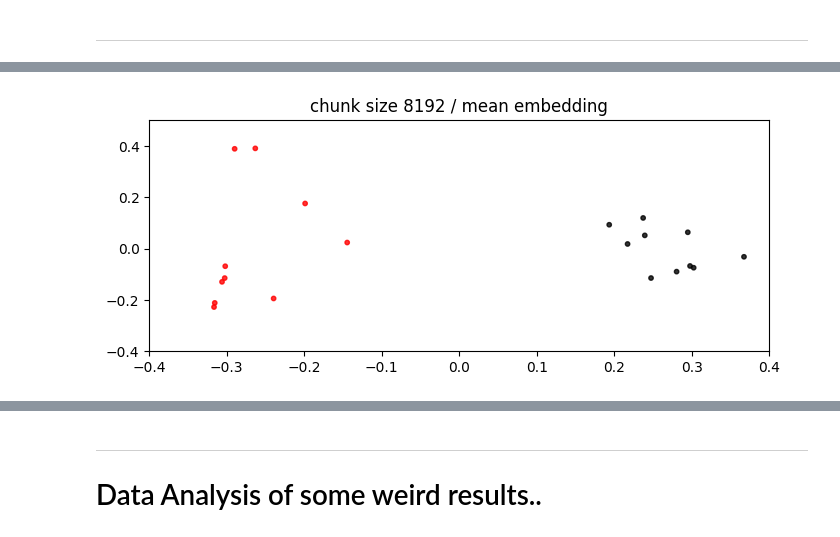
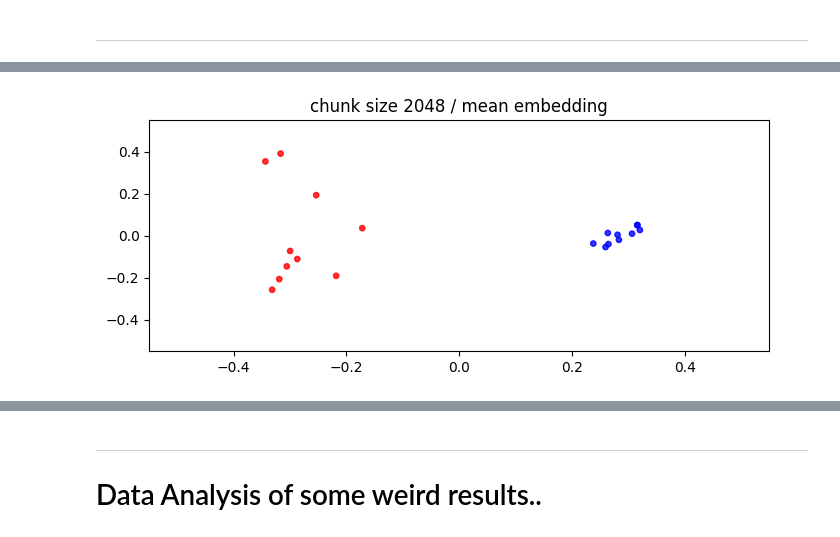
Before and after one commit to tobiaswuerth/rolling_embedding, a Jupyter notebook: playground_7_rolling_embedding.ipynb, the cells around one changed output, grey strips where cells are left out. Cells and saved outputs as stored; diff of their text form; code cells hidden in the pictures.

Commit message:
re-run mean embedding evolution

```diff
--- a/playground_7_rolling_embedding.ipynb
+++ b/playground_7_rolling_embedding.ipynb
@@ -289,6 +289,7 @@ def chunk_and_plot(chunk_size: int, alpha, size, save_path=None, figsize=(8, 4),
         best_embedding = candidates[np.argmax(areas)]
 
     # show results
+    prep_plot(best_embedding)
     if save_path:
         plt.savefig(save_path, dpi=300, bbox_inches='tight')
         plt.close()
@@ -361,7 +364,14 @@ for i, file in enumerate(output_files):
 ---
 # %%
 import numpy as np
-def chunk_and_plot_mean(chunk_size:int, alpha, size, save_path=None, figsize=(8,4)):
+import matplotlib
+import matplotlib.pyplot as plt
+from sklearn.decomposition import PCA
+from scipy.spatial import ConvexHull
+from shapely.geometry import Polygon
+
+
+def chunk_and_plot_mean(chunk_size: int, alpha, size, save_path=None, figsize=(8, 4), prev_embedding=None, save_all_orientations=False):
     batch_size = min(32768 // chunk_size + 1, 1024)
     embeddings_cow = np.vstack([
         np.mean(model.encode(chunk_text(paper, size=chunk_size, hard_cut=True), batch_size=batch_size), axis=0)
@@ -372,48 +382,59 @@ def chunk_and_plot_mean(chunk_size:int, alpha, size, save_path=None, figsize=(8,
         for paper in papers_blackhole
     ])
     all_embeddings = np.vstack([embeddings_cow, embeddings_blackhole])
+    reducer = PCA(n_components=2, random_state=42)
+    base_embedding = reducer.fit_transform(all_embeddings)
 
-    reducer = PCA(n_components=2, random_state=42)
-    embedding_2d = reducer.fit_transform(all_embeddings)
+    # since PCA might change data signs, orientation needs to be corrected to get consistent frames
+    # Generate four candidate orientations.
+    candidates = [
+        base_embedding,
+        np.column_stack((-base_embedding[:, 0], base_embedding[:, 1])),
+        np.column_stack((base_embedding[:, 0], -base_embedding[:, 1])),
+        np.column_stack((-base_embedding[:, 0], -base_embedding[:, 1])),
+    ]
 
-    print(f'Plotting chunk size {chunk_size}')
+    def prep_plot(embeddings):
+        plt.figure(figsize=figsize)
+        plt.title(f'chunk size {chunk_size} / mean embedding')
+        colors = ['red'] * len(embeddings_cow) + ['blue'] * len(embeddings_blackhole)
+        plt.scatter(embeddings[:, 0], embeddings[:, 1], c=colors, alpha=alpha, s=size)
+        plt.xlim(-0.55, 0.55)
+        plt.ylim(-0.55, 0.55)
 
-    colors = ['red'] * len(embeddings_cow) + ['black'] * len(embeddings_blackhole)  # cow is red
+    if save_all_orientations:
+        for i, candidate in enumerate(candidates):
+            prep_plot(candidate)
+            plt.savefig(save_path.replace('.png', f'-{i}.png'), dpi=300, bbox_inches='tight')
+            plt.close()
+        return
 
-    def _prep_plot():
-        plt.figure(figsize=figsize)
-        plt.scatter(embedding_2d[:, 0], embedding_2d[:, 1], c=colors, alpha=alpha, s=size)
-        plt.title(f'chunk size {chunk_size} / mean embedding')
-        plt.xlim(-0.4, 0.4)
-        plt.ylim(-0.4, 0.5)
+    # choose best candidate
+    if prev_embedding is None:
+        best_embedding = candidates[0]
+    else:
+        prev_hull = ConvexHull(prev_embedding)
+        prev_poly = Polygon(prev_embedding[prev_hull.vertices])
+
+        def hull_intersection_area(candidate):
+            hull = ConvexHull(candidate)
+            poly = Polygon(candidate[hull.vertices])
+            inter = poly.intersection(prev_poly)
+            return inter.area if inter.is_valid else 0
+
+        areas = np.array([hull_intersection_area(cand) for cand in candidates])
+        best_embedding = candidates[np.argmax(areas)]
+
+    # show results
+    prep_plot(best_embedding)
+    if save_path:
+        plt.savefig(save_path, dpi=300, bbox_inches='tight')
+        plt.close()
+    else:
+        plt.show()
+
+    return best_embedding
 
 
-    if save_path:
-        # Hack: save multiple variants in different orientations because PCA might swap it
-        # no easy way to guarantee it stays the same? have to hand select...
-
-        _prep_plot()
-        plt.savefig(save_path.replace('.png', '-v1.png'), dpi=300, bbox_inches='tight')
-        plt.close()
-
-        embedding_2d[:, 0] *= -1
-        _prep_plot()
-        plt.savefig(save_path.replace('.png', '-v2.png'), dpi=300, bbox_inches='tight')
-        plt.close()
-
-        embedding_2d[:, 1] *= -1
-        _prep_plot()
-        plt.savefig(save_path.replace('.png', '-v3.png'), dpi=300, bbox_inches='tight')
-        plt.close()
-
-        embedding_2d[:, 0] *= -1
-        _prep_plot()
-        plt.savefig(save_path.replace('.png', '-v4.png'), dpi=300, bbox_inches='tight')
-        plt.close()
-    else:
-        _prep_plot()
-        plt.show()
-
-
-chunk_and_plot_mean(8192, alpha=0.8, size=10, figsize=(8, 3))
+_ = chunk_and_plot_mean(2048, alpha=0.8, size=15, figsize=(8,3))
 # %% [output]
@@ -421,2 +441,2 @@ Plotting chunk size 8192
-[figure, old version]
+[figure, new version]
 # %%
```
Also changed, not shown: parts of 4 cells of this notebook.
